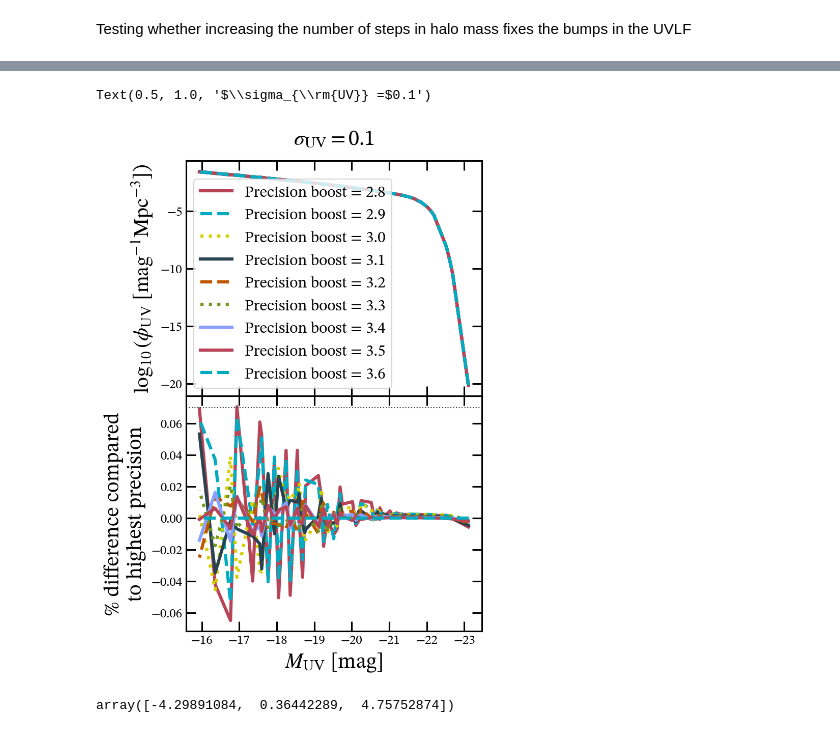
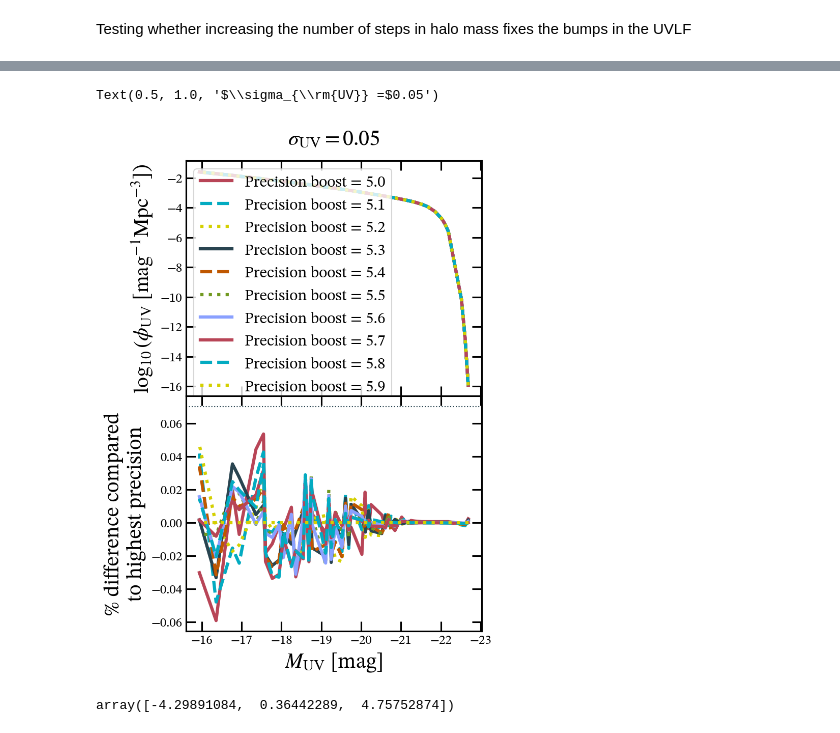
Before and after one commit to ebregou/modeling_stochasticity, a Jupyter notebook: notebooks/test_Mhtab.ipynb, the cells around one changed output, grey strips where cells are left out. Saved outputs shown, nothing was run; the diff lists cells and outputs as text; code cells hidden in the pictures.

```diff
--- a/notebooks/test_Mhtab.ipynb
+++ b/notebooks/test_Mhtab.ipynb
@@ -14,11 +14,11 @@ sorted_data = edata.get_sorted(file_names, data_labels)
 # %%
 param_dict = eMCMC.build_param_data({'min_sig':{'value':0}})
 # %%
-precision_boosts = np.arange(2.7, 3.7, 0.1)
+precision_boosts = np.arange(5, 6, 0.1)
 # %%
 UVLFs = [eMCMC.UVLF(sorted_data, param_dict, precisionboost = pb) for pb in precision_boosts]
 # %%
-std_model = [0.549, -0.947, 12.059, -0.745, .1]
+std_model = [0.549, -0.947, 12.059, -0.745, .05]
 # %%
 z = 4
 deltaz = 0.5
@@ -29,22 +40,22 @@ UVLF_plot = [UVLF.UVLF_wrapper(z, deltaz, MUVbins, MUVwidths, std_model) for UVL
 # %%
 fig, ax = plt.subplots(2, 1, sharex = True)
 fig.set_size_inches(5, 8)
 plt.subplots_adjust(hspace = 0)
-for y, pb in zip(UVLF_plot[1:], precision_boosts[1:]):
+for y, pb in zip(UVLF_plot[0:], precision_boosts[0:]):
     ax[0].plot(MUVbins, np.log10(y), label = f'Precision boost = {round(pb, 3)}')
     ax[1].plot(MUVbins, (y - UVLF_plot[-1])/UVLF_plot[-1])
 
 ax[1].axhline(0.07, ls = 'dotted', color = eplots.navy, lw = 1)
 
 ax[0].set_ylabel(r'$\log_{10}(\phi_{\rm{UV}}$ [$\rm{mag}^{-1} \rm{Mpc}^{-3}$])')
 ax[1].set_xlabel(r'$M_{\rm{UV}}$ [mag]')
 ax[1].set_ylabel(f'% difference compared\nto highest precision')
 ax[0].invert_xaxis()
 ax[0].legend()
 ax[0].set_title(r'$\sigma_{\rm{UV}} =$' + f'{std_model[-1]}')
 # %% [output]
-Text(0.5, 1.0, '$\\sigma_{\\rm{UV}} =$0.1')
+Text(0.5, 1.0, '$\\sigma_{\\rm{UV}} =$0.05')
-[figure, old version]
+[figure, new version]
 # %%
 fig.savefig('/Users/eb35267/Desktop/code/figures/hmf_convergence.png')
 # %%
```
Also changed, not shown: parts of 12 cells of this notebook, 8 other files.
